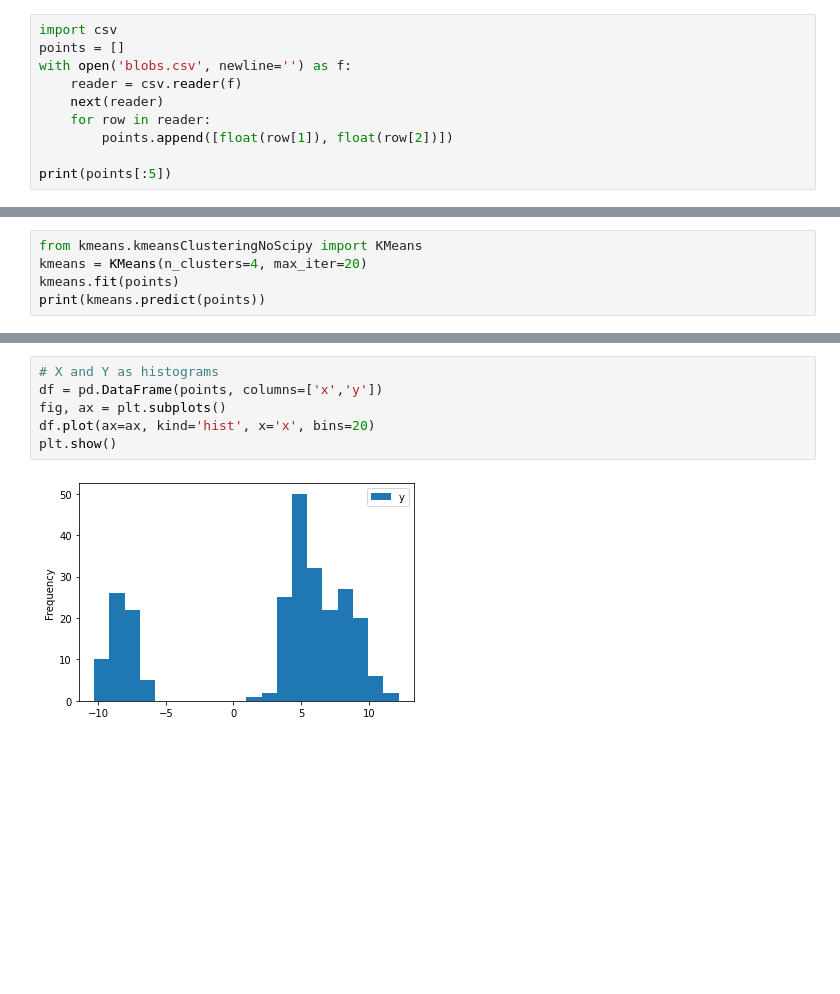
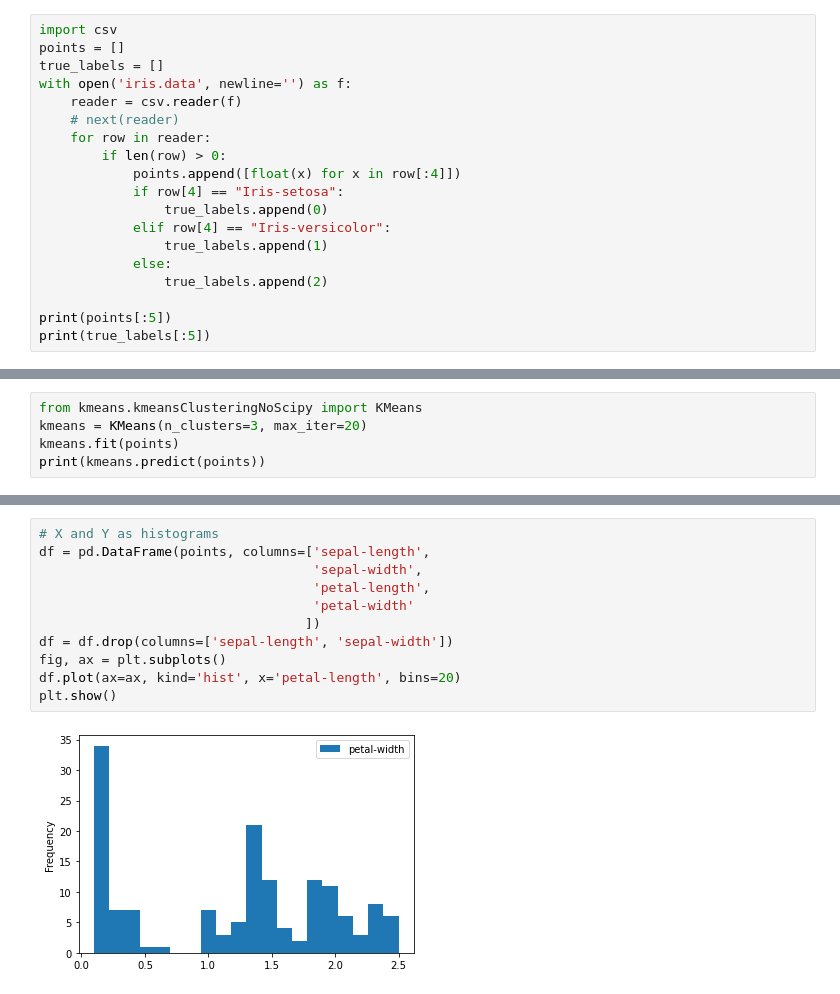
Before and after one commit to Lilchoto3/cs-build-week-unit-5, a Jupyter notebook: testing.ipynb, the cells around one changed output, grey strips where cells are left out. Drawn from its saved outputs; the diff is of its cells as text; blank space fills up the shorter version.

```diff
--- a/testing.ipynb
+++ b/testing.ipynb
@@ -1,11 +1,20 @@
 # %%
 import csv
 points = []
-with open('blobs.csv', newline='') as f:
+true_labels = []
+with open('iris.data', newline='') as f:
     reader = csv.reader(f)
-    next(reader)
+    # next(reader)
     for row in reader:
-        points.append([float(row[1]), float(row[2])])
+        if len(row) > 0:
+            points.append([float(x) for x in row[:4]])
+            if row[4] == "Iris-setosa":
+                true_labels.append(0)
+            elif row[4] == "Iris-versicolor":
+                true_labels.append(1)
+            else:
+                true_labels.append(2)
 
 print(points[:5])
+print(true_labels[:5])
 # %% [output]
@@ -13,6 +23,6 @@ print(points[:5])
 # %%
 from kmeans.kmeansClusteringNoScipy import KMeans
-kmeans = KMeans(n_clusters=4, max_iter=20)
+kmeans = KMeans(n_clusters=3, max_iter=20)
 kmeans.fit(points)
 print(kmeans.predict(points))
 # %% [output]
@@ -174,10 +229,15 @@ Iteration: 6
 # %%
 # X and Y as histograms
-df = pd.DataFrame(points, columns=['x','y'])
+df = pd.DataFrame(points, columns=['sepal-length',
+                                   'sepal-width',
+                                   'petal-length',
+                                   'petal-width'
+                                  ])
+df = df.drop(columns=['sepal-length', 'sepal-width'])
 fig, ax = plt.subplots()
-df.plot(ax=ax, kind='hist', x='x', bins=20)
+df.plot(ax=ax, kind='hist', x='petal-length', bins=20)
 plt.show()
 # %% [output]
-[figure, old version]
+[figure, new version]
 # %%
 fig, ax = plt.subplots()
```
Also changed, not shown: parts of 6 cells of this notebook, 1 other file.
